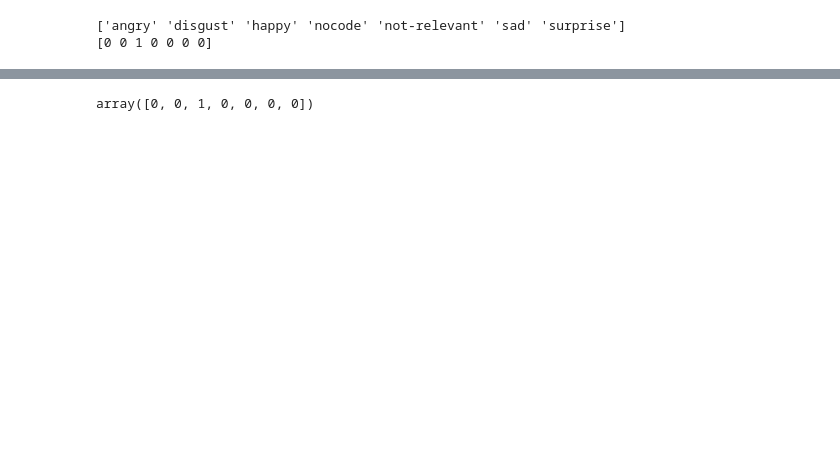
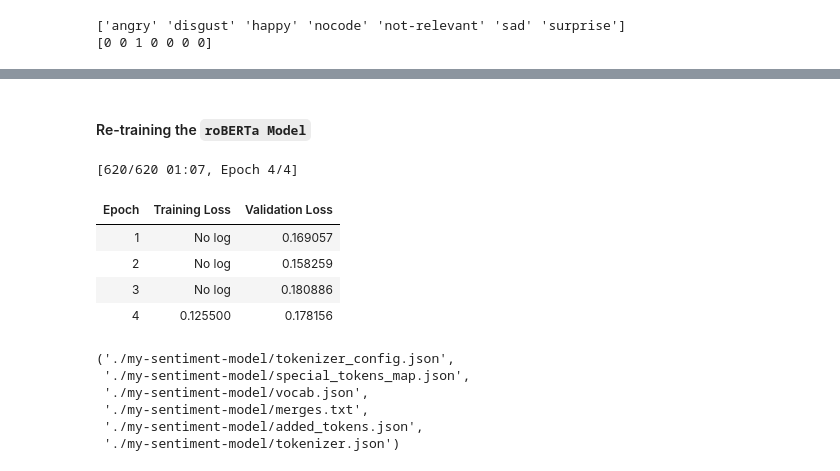
Before and after one commit to jeelfaldu7/transformer_sentiment_analysis, a Jupyter notebook: notebook.ipynb, the cells around one changed output, grey strips where cells are left out. Saved outputs shown, nothing was run; the diff lists cells and outputs as text; code cells hidden in the pictures; blank space fills up the shorter version.

Commit message:
Initial training of roBERTa model.

```diff
--- a/notebook.ipynb
+++ b/notebook.ipynb
@@ -102,7 +109,7 @@ df.duplicated().sum(),df['label'].unique()
 train_df, test_df = train_test_split(df, test_size=0.2, random_state=42)
 
 X_train = train_df.drop('label', axis = 1)
-X_test = train_df.drop('label', axis = 1)
+X_test = test_df.drop('label', axis = 1)
 
 mlb = MultiLabelBinarizer()
 y_train = mlb.fit_transform(train_df['label'].str.split('|'))
@@ -142 +170,6 @@ for i in range(len(df_roberta)):
+# %%
+base_sentiments = base_sentiments = mlb.classes_
+
+label2id = {label: idx for idx, label in enumerate(base_sentiments)}
+id2label = {idx: label for idx, label in enumerate(base_sentiments)}
 # %%
@@ -151,4 +189,52 @@ df_roberta.head()
-# %%
-xtrain_labels = mlb().fit_transform(df_roberta['label'].str.split('|'))
-# %% [output]
-array([0, 0, 1, 0, 0, 0, 0])
+# %% [markdown]
+#### Re-training the `roBERTa Model`
+# %%
+train_dataset = Dataset.from_dict({
+    'input_ids': X2_train_tokens['input_ids'],
+    'attention_mask': X2_train_tokens['attention_mask'],
+    'labels': y_train.astype('float32').tolist()
+})
+
+test_dataset = Dataset.from_dict({
+    'input_ids': X2_test_tokens['input_ids'],
+    'attention_mask': X2_test_tokens['attention_mask'],
+    'labels': y_test.astype('float32').tolist()
+})
+# %%
+output.disable_custom_widget_manager()
+
+training_args = TrainingArguments(output_dir="./sentiment-model",
+                                  num_train_epochs=4,
+                                  per_device_train_batch_size=16,
+                                  per_device_eval_batch_size=16,
+                                  learning_rate=5e-5,
+                                  weight_decay=0.1,
+                                  eval_strategy="epoch",
+                                  save_strategy="epoch",
+                                  load_best_model_at_end=True,
+                                  report_to="none",
+                                  seed = 42)
+
+roberta_trainer = Trainer(model=model_2,
+                  args=training_args,
+                  train_dataset=train_dataset,
+                  eval_dataset=test_dataset,
+                  processing_class=roberta_tokenizer)
+
+roberta_trainer.train()
+
+model_2.save_pretrained("./my-sentiment-model")
+roberta_tokenizer.save_pretrained("./my-sentiment-model")
+# %% [output]
+[620/620 01:07, Epoch 4/4]
+| Epoch | Training Loss | Validation Loss |
+| 1 | No log | 0.169057 |
+| 2 | No log | 0.158259 |
+| 3 | No log | 0.180886 |
+| 4 | 0.125500 | 0.178156 |
+('./my-sentiment-model/tokenizer_config.json',
+ './my-sentiment-model/special_tokens_map.json',
+ './my-sentiment-model/vocab.json',
+ './my-sentiment-model/merges.txt',
+ './my-sentiment-model/added_tokens.json',
+ './my-sentiment-model/tokenizer.json')
```
Also changed, not shown: parts of 14 cells of this notebook.
